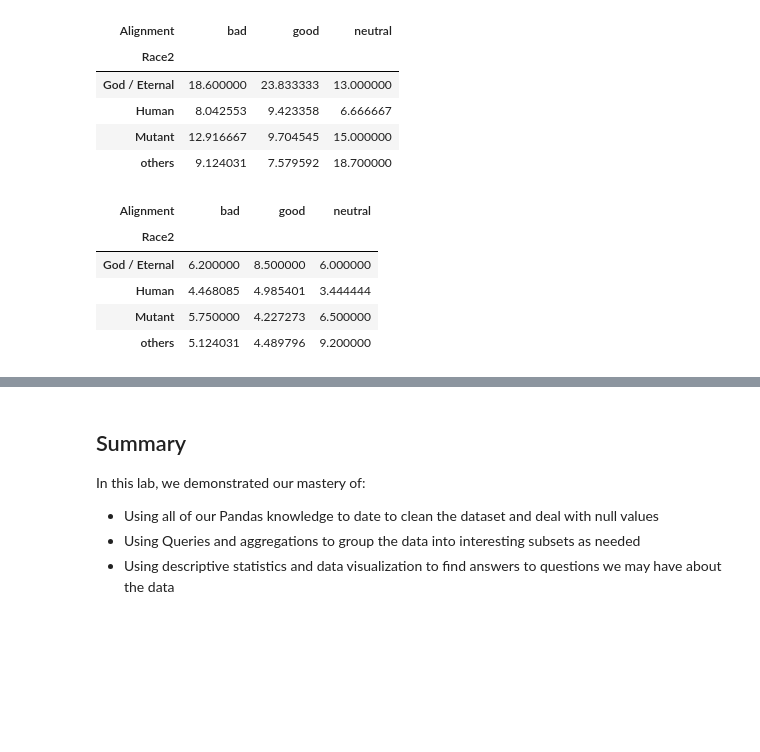
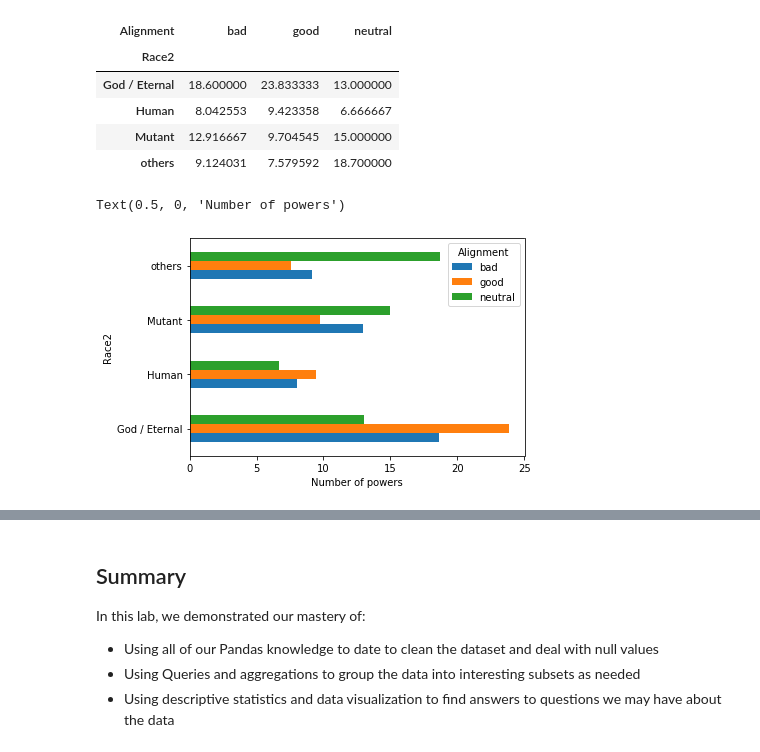
Before and after one commit to kamileyagci/dsc-data-cleaning-project-online-ds-sp-000, a Jupyter notebook: index.ipynb, the cells around one changed output, grey strips where cells are left out. Drawn from its saved outputs; the diff is of its cells as text; code cells hidden in the pictures; blank space fills up the shorter version.

```diff
--- a/index.ipynb
+++ b/index.ipynb
@@ -761,7 +761,8 @@ Int64Index([2, 6, 10, 14], dtype='int64')
 | 10 | others | good | 0.542857 | 133.0 | 0.367347 | 90.0 | ... |
 | 11 | others | neutral | 0.900000 | 9.0 | 0.500000 | 5.0 | ... |
 # %%
-df_grouped.pivot(index='Race2', columns='Alignment', values='number of powers_mean')
+pivot1 = df_grouped.pivot(index='Race2', columns='Alignment', values='number of powers_mean')
+pivot1
 # %% [output]
 | Alignment | bad | good | neutral |
 | Race2 |  |  |  |
@@ -769,12 +770,11 @@ df_grouped.pivot(index='Race2', columns='Alignment', values='number of powers_me
 | Human | 8.042553 | 9.423358 | 6.666667 |
 | Mutant | 12.916667 | 9.704545 | 15.000000 |
 | others | 9.124031 | 7.579592 | 18.700000 |
+# %%
+pivot1.plot.barh()
+plt.xlabel('Number of powers')
+# %% [output]
+Text(0.5, 0, 'Number of powers')
+[figure, added]
 # %%
-df_grouped.pivot(index='Race2', columns='Alignment', values='number of superpowers_mean')
+pivot2 = df_grouped.pivot(index='Race2', columns='Alignment', values='number of superpowers_mean')
-# %% [output]
-| Alignment | bad | good | neutral |
-| Race2 |  |  |  |
-| God / Eternal | 6.200000 | 8.500000 | 6.000000 |
-| Human | 4.468085 | 4.985401 | 3.444444 |
-| Mutant | 5.750000 | 4.227273 | 6.500000 |
-| others | 5.124031 | 4.489796 | 9.200000 |
```
Also changed, not shown: parts of 1 cell of this notebook.
